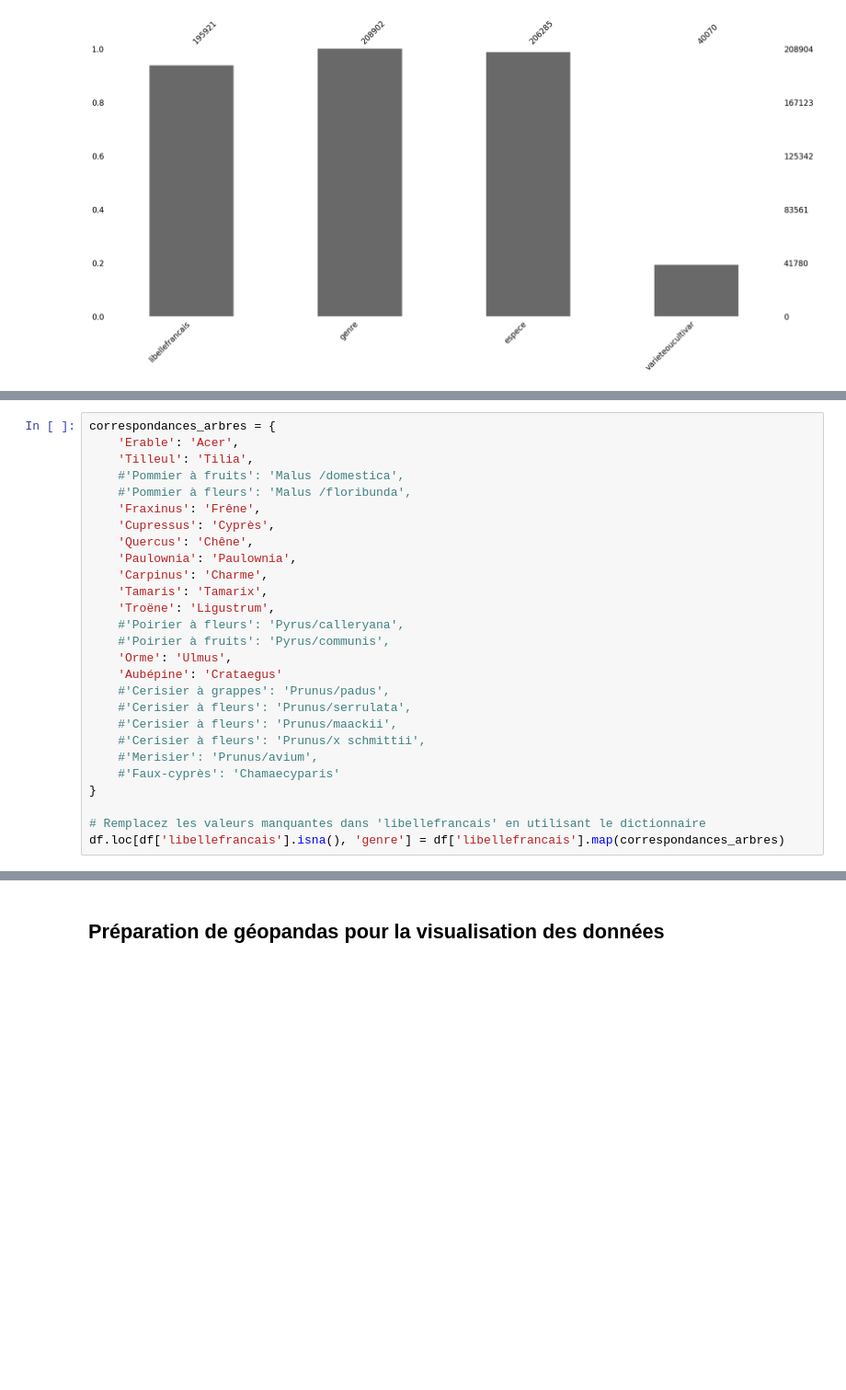
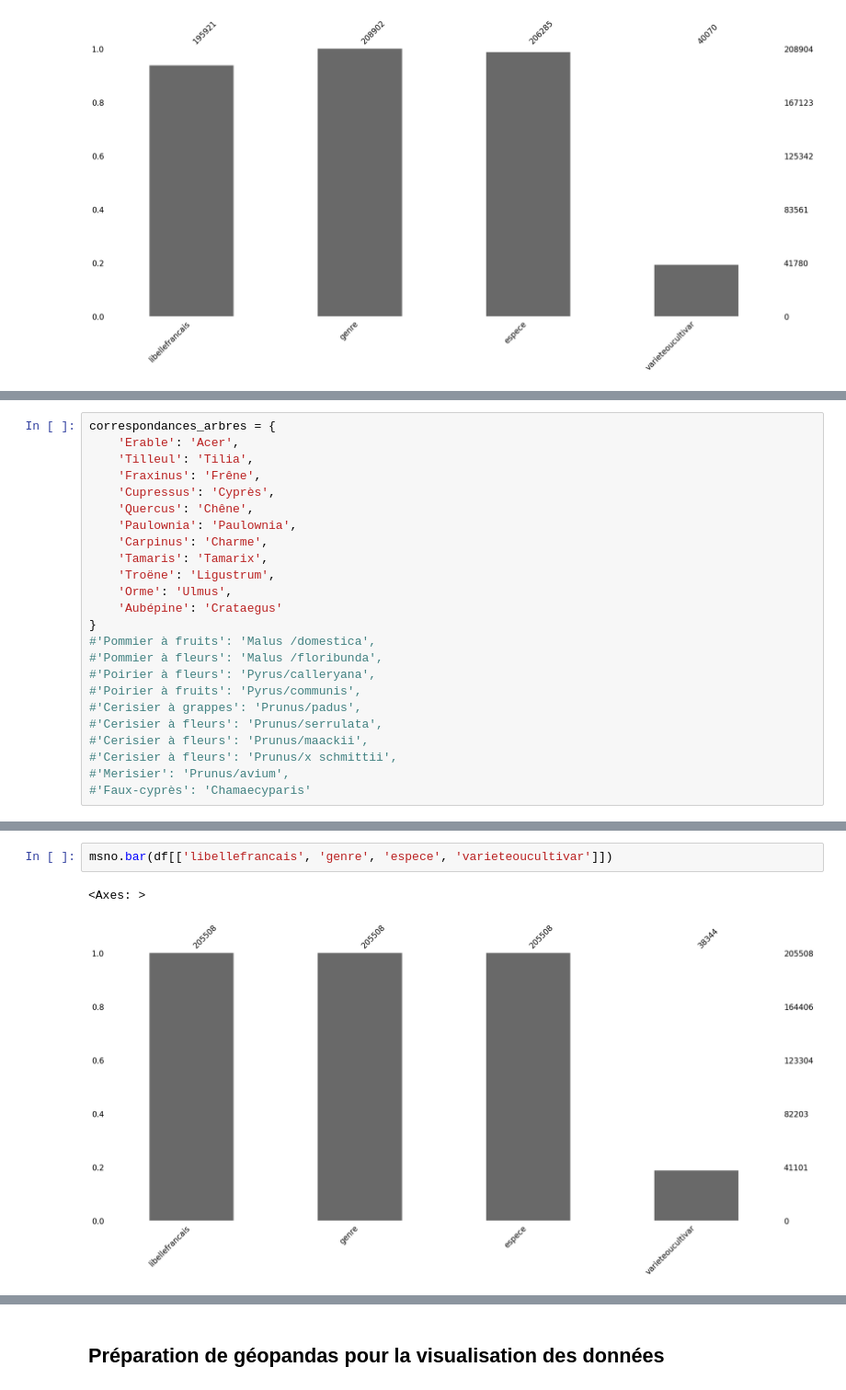
Before and after one commit to saraharouni/paris_tree, a Jupyter notebook: paris_tree.ipynb, the cells around one changed output, grey strips where cells are left out. Shown at 92% size. Saved outputs shown, nothing was run; the diff lists cells and outputs as text; blank space fills up the shorter version.

```diff
--- a/paris_tree.ipynb
+++ b/paris_tree.ipynb
@@ -218,8 +209,6 @@ df.loc[df['libellefrancais'].isna()][['libellefrancais', 'genre', 'espece']].hea
 correspondances_arbres = {
     'Erable': 'Acer',
     'Tilleul': 'Tilia',
-    #'Pommier à fruits': 'Malus /domestica',
-    #'Pommier à fleurs': 'Malus /floribunda',
     'Fraxinus': 'Frêne',
     'Cupressus': 'Cyprès',
     'Quercus': 'Chêne',
@@ -227,17 +216,16 @@ correspondances_arbres = {
     'Carpinus': 'Charme',
     'Tamaris': 'Tamarix',
     'Troëne': 'Ligustrum',
-    #'Poirier à fleurs': 'Pyrus/calleryana',
-    #'Poirier à fruits': 'Pyrus/communis',
     'Orme': 'Ulmus',
     'Aubépine': 'Crataegus'
-    #'Cerisier à grappes': 'Prunus/padus',
-    #'Cerisier à fleurs': 'Prunus/serrulata',
-    #'Cerisier à fleurs': 'Prunus/maackii',
-    #'Cerisier à fleurs': 'Prunus/x schmittii',
-    #'Merisier': 'Prunus/avium',
-    #'Faux-cyprès': 'Chamaecyparis'
 }
-
-# Remplacez les valeurs manquantes dans 'libellefrancais' en utilisant le dictionnaire
-df.loc[df['libellefrancais'].isna(), 'genre'] = df['libellefrancais'].map(correspondances_arbres)
+#'Pommier à fruits': 'Malus /domestica',
+#'Pommier à fleurs': 'Malus /floribunda',
+#'Poirier à fleurs': 'Pyrus/calleryana',
+#'Poirier à fruits': 'Pyrus/communis',
+#'Cerisier à grappes': 'Prunus/padus',
+#'Cerisier à fleurs': 'Prunus/serrulata',
+#'Cerisier à fleurs': 'Prunus/maackii',
+#'Cerisier à fleurs': 'Prunus/x schmittii',
+#'Merisier': 'Prunus/avium',
+#'Faux-cyprès': 'Chamaecyparis'
@@ -243,0 +261,5 @@ df.loc[df['libellefrancais'].isna(), 'genre'] = df['libellefrancais'].map(corres
+# %%
+msno.bar(df[['libellefrancais', 'genre', 'espece', 'varieteoucultivar']])
+# %% [output]
+<Axes: >
+[figure, added]
```
Also changed, not shown: parts of 41 cells of this notebook.
